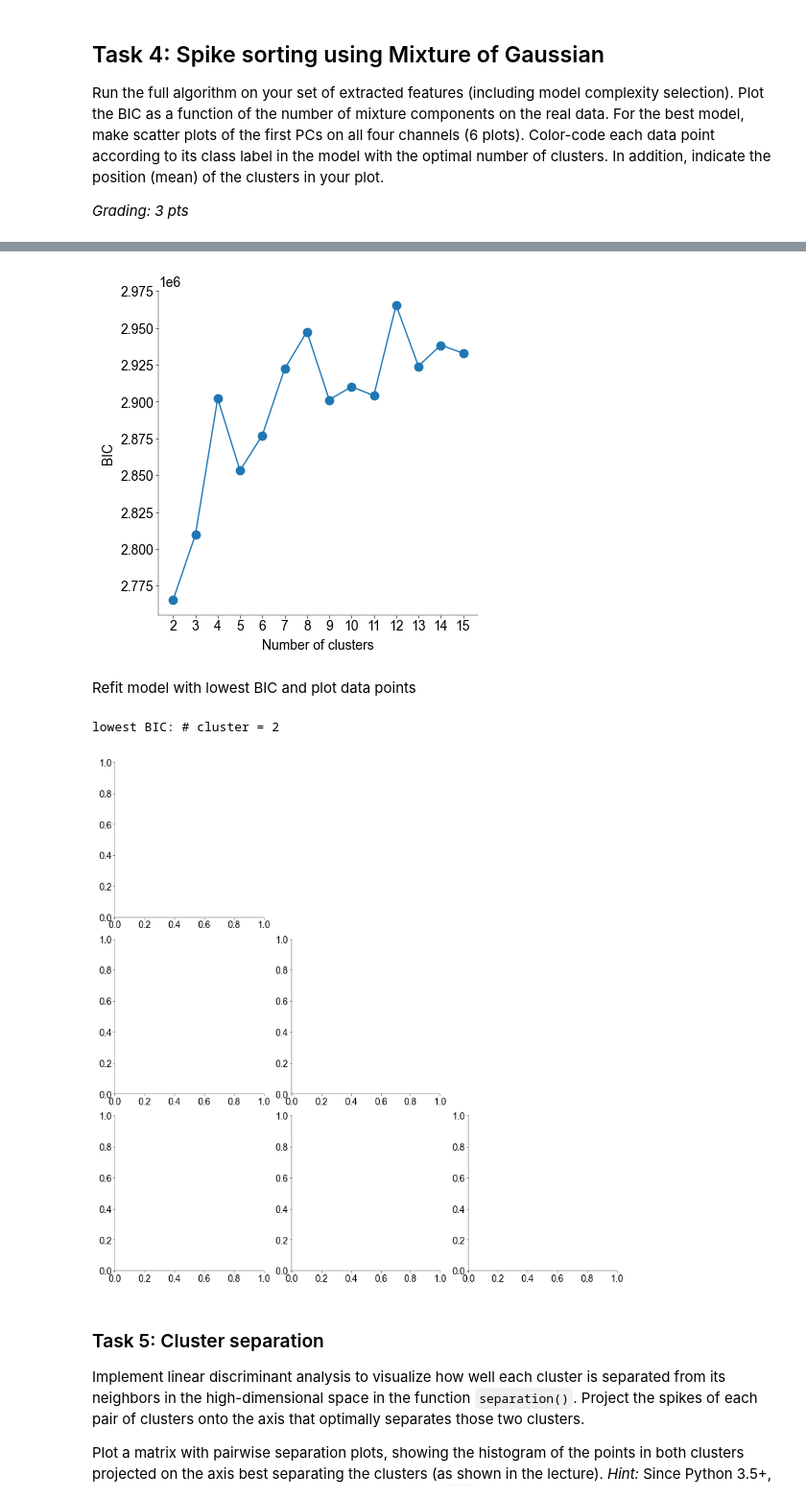
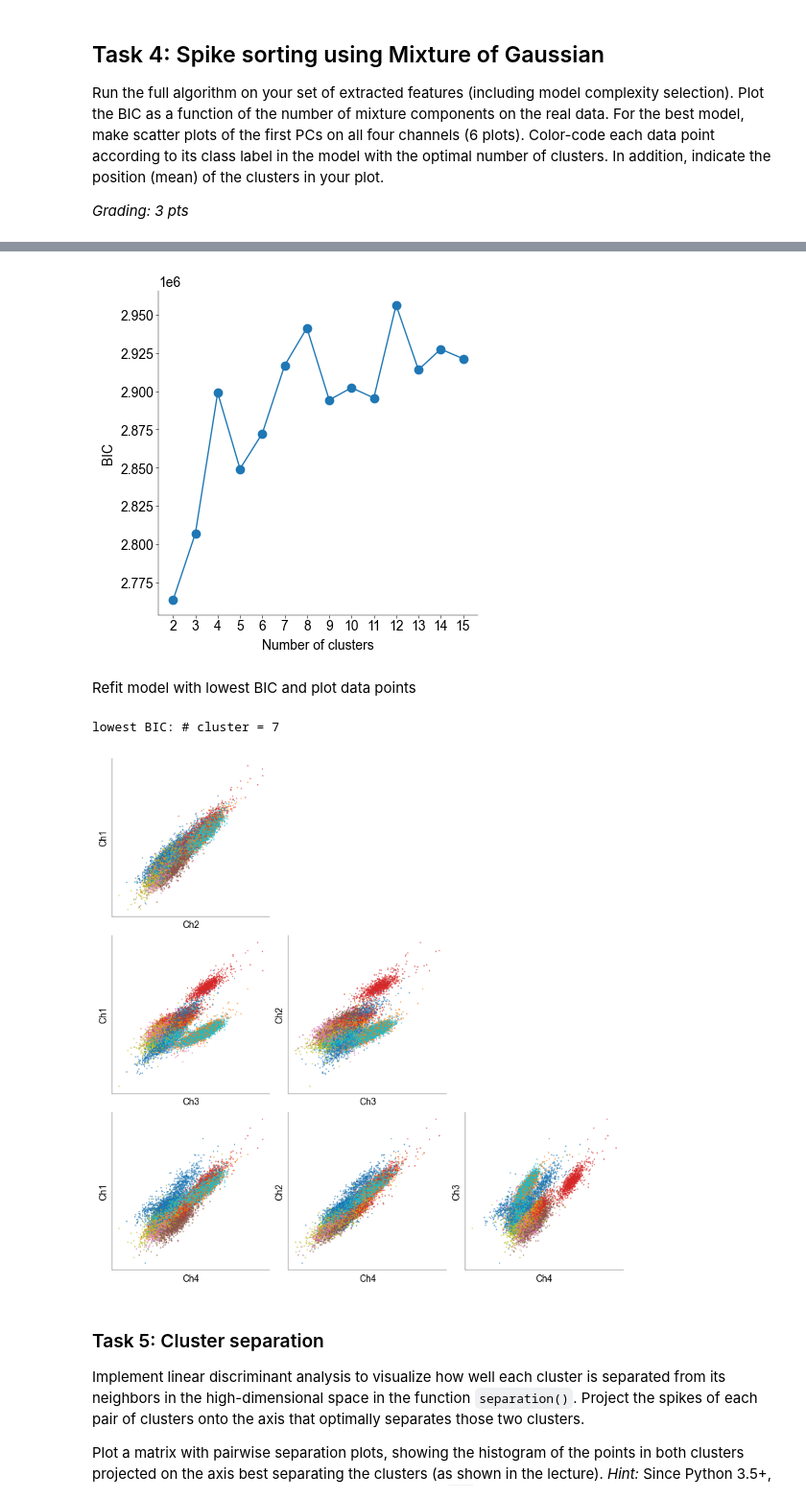
Before and after one commit to H-Kugler/neural-data-science, a Jupyter notebook: notebooks/CodingLab2.ipynb, the cells around one changed output, grey strips where cells are left out. Shown at 96% size. Saved outputs shown, nothing was run; the diff lists cells and outputs as text; code cells hidden in the pictures.

```diff
--- a/notebooks/CodingLab2.ipynb
+++ b/notebooks/CodingLab2.ipynb
@@ -346,12 +346,10 @@ def mog_bic(
     LL = np.sum(
         np.log(
             np.sum(
-                np.array(
-                    [
-                        p[i] * sp.stats.multivariate_normal.pdf(x, mean=m[i], cov=S[i])
-                        for i in range(k)
-                    ]
-                ),
+                [
+                    p[i] * sp.stats.multivariate_normal.pdf(x, mean=m[i], cov=S[i])
+                    for i in range(k)
+                ],
                 axis=0,
             )
         )
@@ -361,7 +359,7 @@ def mog_bic(
     )  # first term: means, second term: (symmetric) covariance matrices, third term: responsibilities
 
     # Compute the BIC
-    bic = -2 * LL + P * np.log(N)
+    bic = -2 * LL  # + P * np.log(N)
 
     return bic, LL
 # %%
@@ -453,31 +443,52 @@ ax.set_xticks(K)
 ax.set_ylabel("BIC")
 plt.show()
 # %% [output]
-[figure, old version]
+[figure, new version]
 # %% [markdown]
 Refit model with lowest BIC and plot data points
 # %%
 random_seed, kk = np.where(BIC == BIC.min())
 random_seed = random_seed[0]
 kk = kk[0]
+# kk = 2
 print(f"lowest BIC: # cluster = {K[kk]}")
-# a, m, S, p = fit_mog(b, K[kk], random_seed=random_seed)
+a, m, S, p = fit_mog(b, K[kk], random_seed=random_seed)
 # %% [output]
-lowest BIC: # cluster = 2
+lowest BIC: # cluster = 7
 # %%
 # -------------------------------------------------------------------------------------
 # Create scatterplots of the first PCs under the best model for all 4 channels. (2 pts)
 # -------------------------------------------------------------------------------------
 
 
 mosaic = [
     ["Ch2 vs Ch1", ".", "."],
     ["Ch3 vs Ch1", "Ch3 vs Ch2", "."],
     ["Ch4 vs Ch1", "Ch4 vs Ch2", "Ch4 vs Ch3"],
 ]
 fig, ax = plt.subplot_mosaic(mosaic=mosaic, figsize=(8, 8), layout="constrained")
+
+# print(b.shape, a.shape, m.shape, S.shape, p.shape)
+# print(m)
+
+# indices of the 1st PC in `b`
+i = {"Ch1": 0, "Ch2": 3, "Ch3": 6, "Ch4": 9}
+
+for c in np.ravel(mosaic):
+    if c == ".":
+        continue
+    ch1, ch2 = c.split(" vs ")
+
+    ax[c].scatter(b[:, i[ch2]], b[:, i[ch1]], c=a, edgecolors=None, s=0.5)
+
+    ax[c].set_xlabel(ch1)
+    ax[c].set_ylabel(ch2)
+    # ax[c].set_xlim((-1500, 1500))
+    # ax[c].set_ylim((-1500, 1500))
+    ax[c].set_xticks([])
+    ax[c].set_yticks([])
 # %% [output]
-[figure, old version]
+[figure, new version]
 # %% [markdown]
 ### Task 5: Cluster separation
 
```
Also changed, not shown: parts of 6 cells of this notebook.
